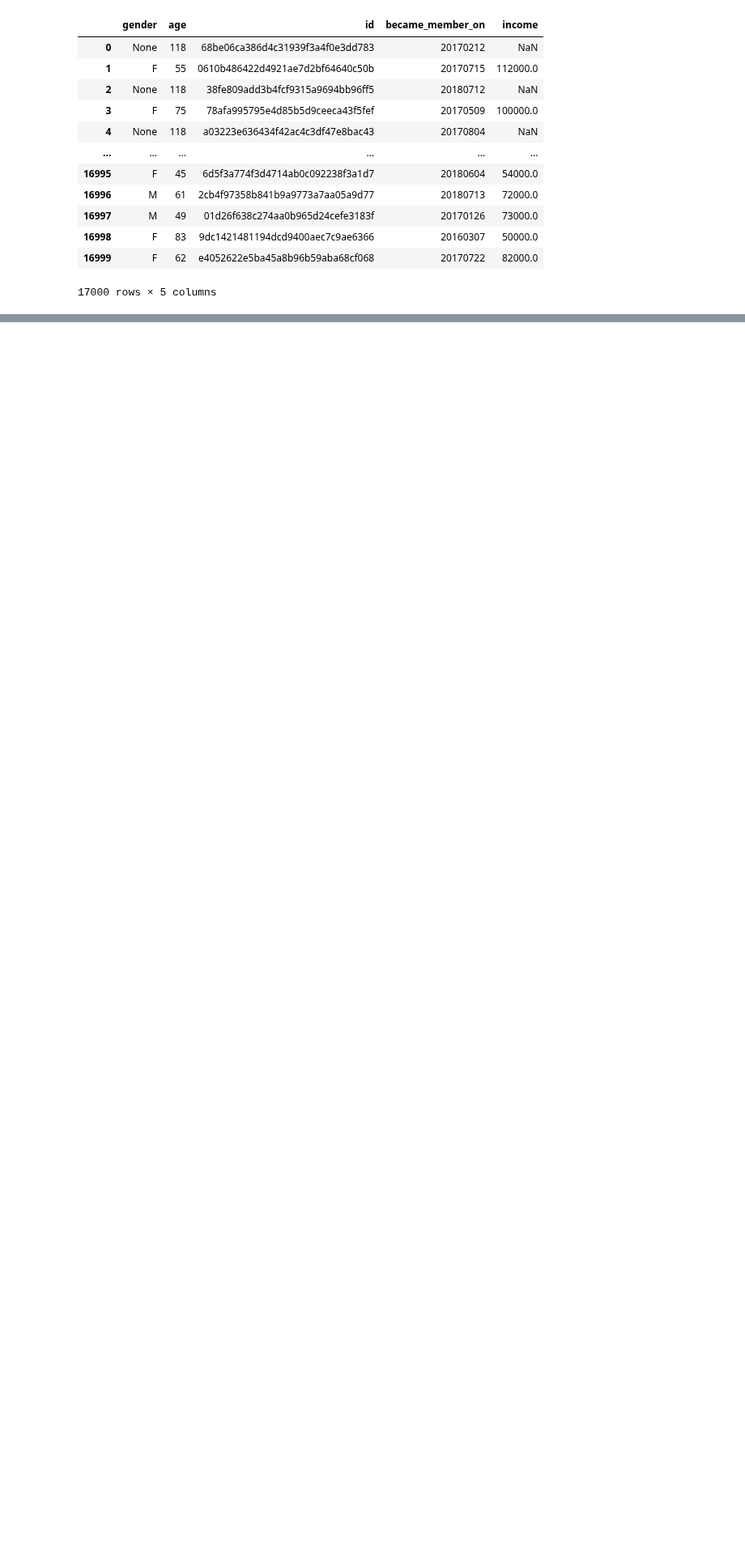
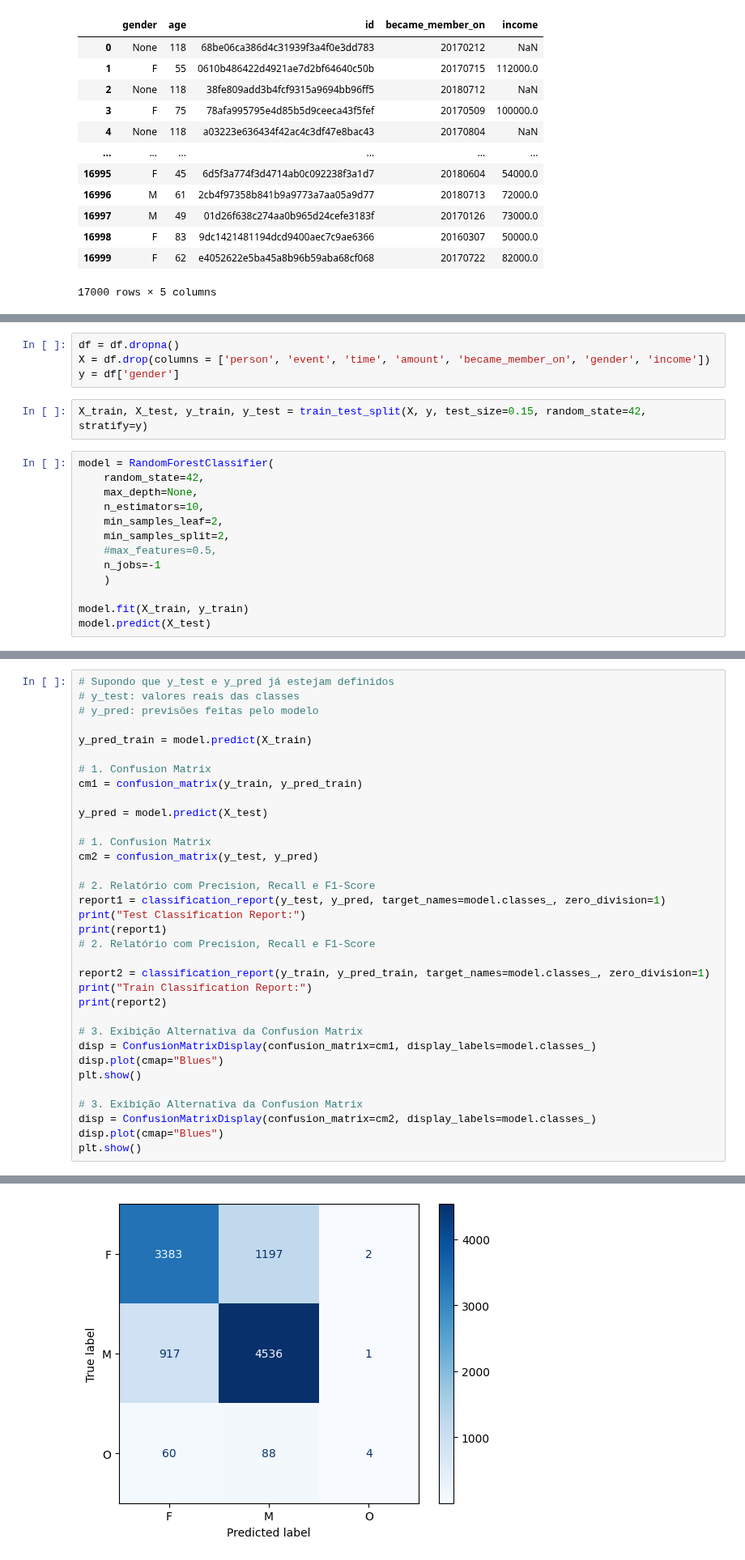
Before and after one commit to Niltonjuniorphd/Starbucks_project, a Jupyter notebook: Starbucks_Capstone_notebook.ipynb, the cells around one changed output, grey strips where cells are left out. Shown at 81% size. Drawn from its saved outputs; the diff is of its cells as text; blank space fills up the shorter version.

Commit message:
modeling

```diff
--- a/Starbucks_Capstone_notebook.ipynb
+++ b/Starbucks_Capstone_notebook.ipynb
@@ -459,0 +469,19 @@ pd.merge(how='left', left =transcript_completed, right=profile, left_on='person'
+# %%
+df = df.dropna()
+X = df.drop(columns = ['person', 'event', 'time', 'amount', 'became_member_on', 'gender', 'income'])
+y = df['gender']
+# %%
+X_train, X_test, y_train, y_test = train_test_split(X, y, test_size=0.15, random_state=42, stratify=y)
+# %%
+model = RandomForestClassifier(
+    random_state=42,
+    max_depth=None,
+    n_estimators=10,
+    min_samples_leaf=2,
+    min_samples_split=2,
+    #max_features=0.5,
+    n_jobs=-1
+    )
+
+model.fit(X_train, y_train)
+model.predict(X_test)
@@ -459,0 +490,35 @@ pd.merge(how='left', left =transcript_completed, right=profile, left_on='person'
+# %%
+# Supondo que y_test e y_pred já estejam definidos
+# y_test: valores reais das classes
+# y_pred: previsões feitas pelo modelo
+
+y_pred_train = model.predict(X_train)
+
+# 1. Confusion Matrix
+cm1 = confusion_matrix(y_train, y_pred_train)
+
+y_pred = model.predict(X_test)
+
+# 1. Confusion Matrix
+cm2 = confusion_matrix(y_test, y_pred)
+
+# 2. Relatório com Precision, Recall e F1-Score
+report1 = classification_report(y_test, y_pred, target_names=model.classes_, zero_division=1)
+print("Test Classification Report:")
+print(report1)
+# 2. Relatório com Precision, Recall e F1-Score
+
+report2 = classification_report(y_train, y_pred_train, target_names=model.classes_, zero_division=1)
+print("Train Classification Report:")
+print(report2)
+
+# 3. Exibição Alternativa da Confusion Matrix
+disp = ConfusionMatrixDisplay(confusion_matrix=cm1, display_labels=model.classes_)
+disp.plot(cmap="Blues")
+plt.show()
+
+# 3. Exibição Alternativa da Confusion Matrix
+disp = ConfusionMatrixDisplay(confusion_matrix=cm2, display_labels=model.classes_)
+disp.plot(cmap="Blues")
+plt.show()
+# %% [output]
@@ -459,0 +542 @@ pd.merge(how='left', left =transcript_completed, right=profile, left_on='person'
+[figure, added]
```
Also changed, not shown: parts of 4 cells of this notebook.
